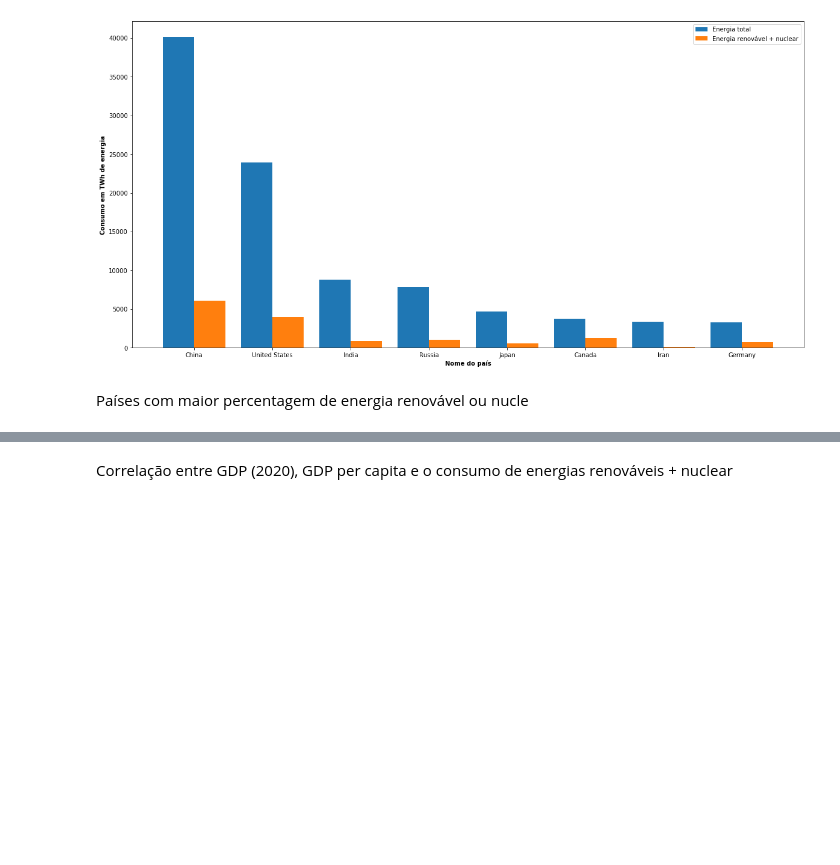
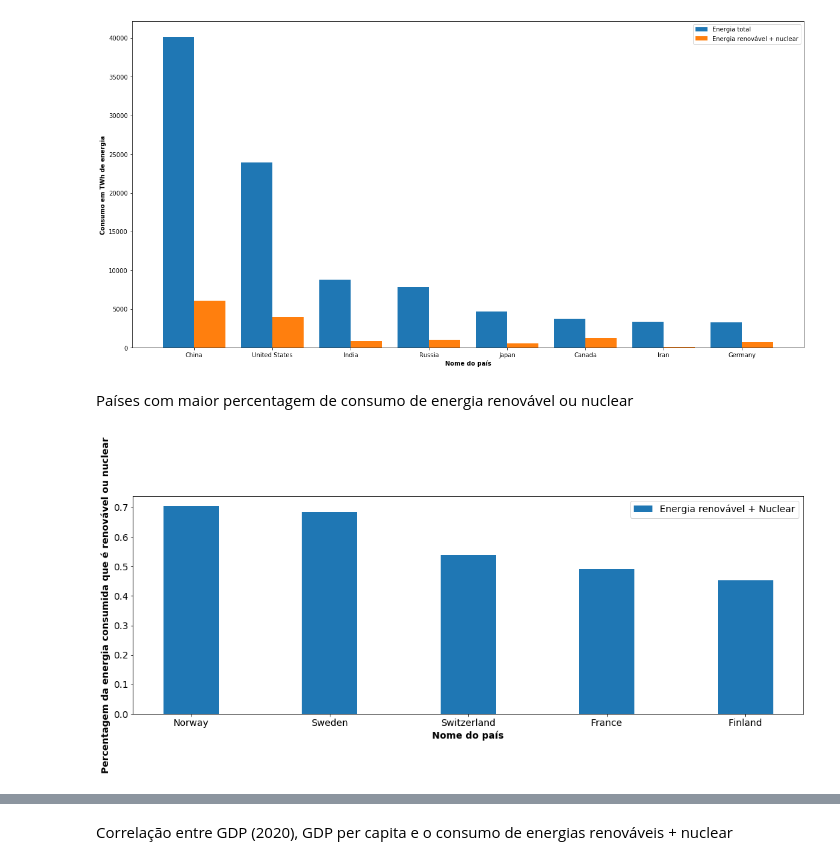
Before and after one commit to ZeMiguelGomes/SGD-data-analysis, a Jupyter notebook: Projeto 2 SGD .ipynb, the cells around one changed output, grey strips where cells are left out. Drawn from its saved outputs; the diff is of its cells as text; code cells hidden in the pictures; blank space fills up the shorter version.

```diff
--- a/Projeto 2 SGD .ipynb
+++ b/Projeto 2 SGD .ipynb
@@ -236,5 +236,30 @@ plt.legend()
 plt.show()
 # %% [output]
 [figure]
-# %% [markdown]
-Países com maior percentagem de energia renovável ou nucle
+# %% [markdown]
+Países com maior percentagem de consumo de energia renovável ou nuclear
+# %%
+countryEnergy = energySourceCountry
+countryEnergy['renewable_nuclear'] = countryEnergy['Nuclear Consumption - TWh'] + countryEnergy['Hydro Consumption - TWh'] + countryEnergy['Wind Consumption - TWh'] + countryEnergy['Solar Consumption - TWh'] + countryEnergy['Geo Biomass Other - TWh']
+countryEnergy['total_energy'] = countryEnergy['Coal Consumption - TWh'] + countryEnergy['Oil Consumption - TWh'] + countryEnergy['Gas Consumption - TWh'] + countryEnergy['renewable_nuclear']
+countryEnergy['percentage'] = countryEnergy['renewable_nuclear'] / countryEnergy['total_energy']
+
+countryEnergy = countryEnergy.sort_values(by=['percentage'],ascending=False)
+
+cond1 = countryEnergy['Code'].notna()
+cond2 = countryEnergy['Year'] == 2020
+
+countryEnergy = countryEnergy.loc[(cond1) & (cond2)].iloc[1:6]
+
+X_axis = np.arange(len(countryEnergy))
+
+plt.bar(X_axis, countryEnergy['percentage'], 0.4, label = 'Energia renovável + Nuclear')
+plt.xticks(X_axis, countryEnergy['Entity'])
+
+plt.rcParams["figure.figsize"] = (12,8)
+plt.xlabel('Nome do país', fontweight='bold')
+plt.ylabel('Percentagem da energia consumida que é renovável ou nuclear', fontweight='bold')
+plt.legend()
+plt.show()
+# %% [output]
+[figure, added]
```
Also changed, not shown: parts of 5 cells of this notebook.
